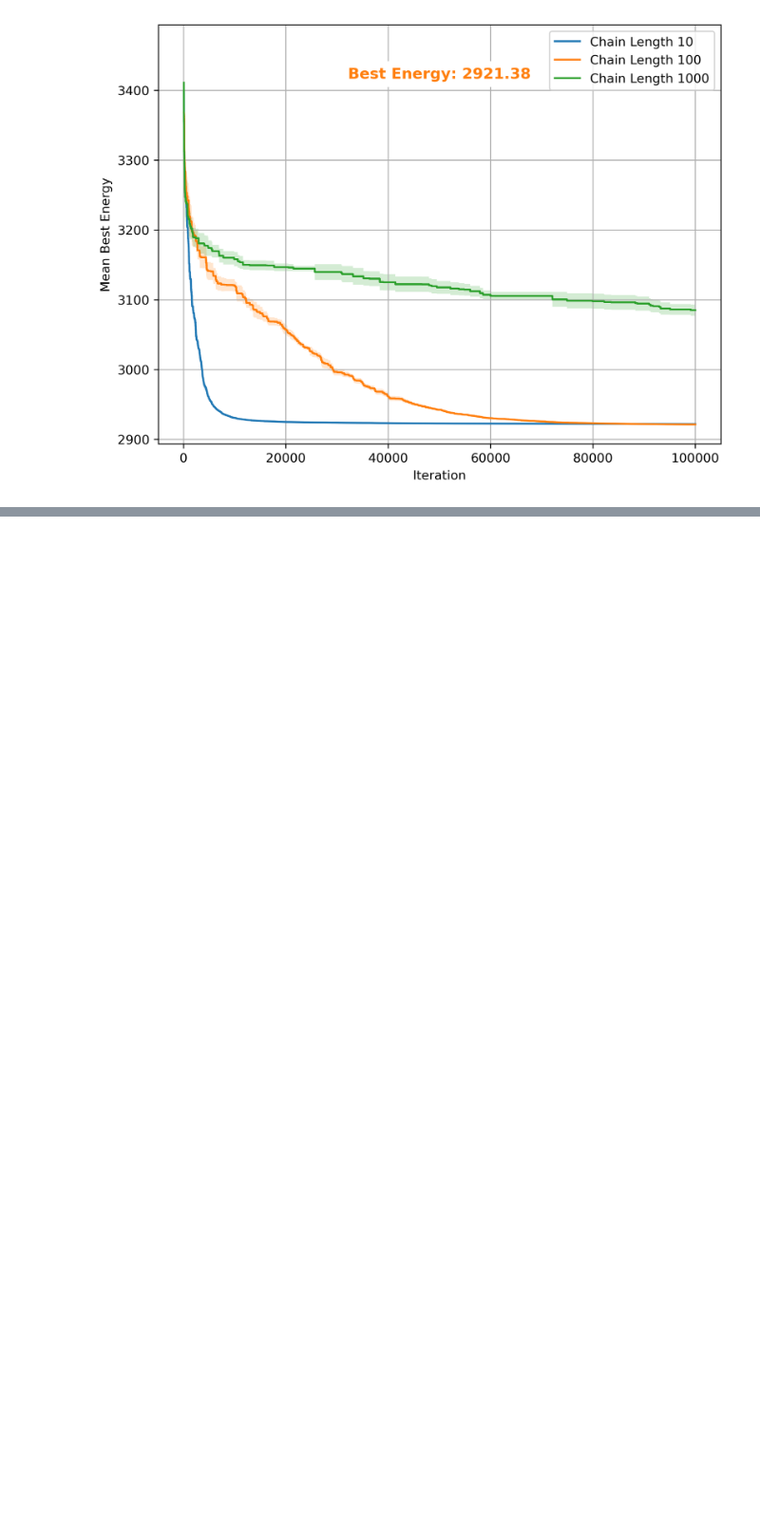
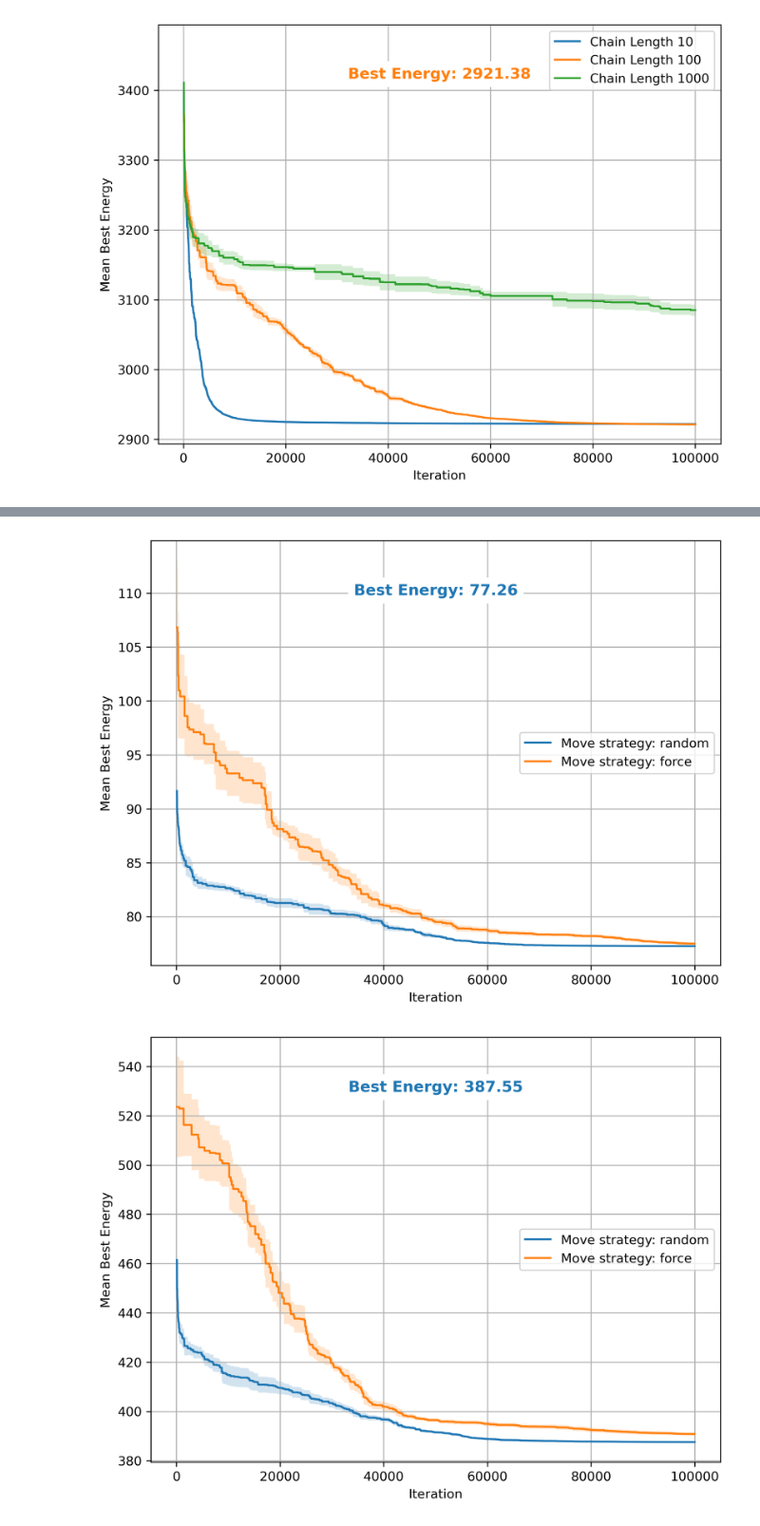
Before and after one commit to Koekoek1337/stochSim3, a Jupyter notebook: electricPotentialEnergy.ipynb, the cells around one changed output, grey strips where cells are left out. Shown at 95% size. Drawn from its saved outputs; the diff is of its cells as text; code cells hidden in the pictures; blank space fills up the shorter version.

Commit message:
movement strategy results

```diff
--- a/electricPotentialEnergy.ipynb
+++ b/electricPotentialEnergy.ipynb
@@ -226,0 +231,11 @@ for n in n_particles:
+# %%
+max_iters = 100000
+initial_temp = 100
+alpha = 0.99
+max_step = 2
+chain_length = 100
+repetitions = 10
+n_particles = [10, 20, 50]
+move_strategies = ['random', 'force']
+
+parent_dir = "move_experiments"
@@ -226,0 +303,52 @@ for n in n_particles:
+# %%
+mean_best_energies = {}
+confidence_intervals = {}
+
+for n in n_particles:
+    final_best_energies = []
+    for move_strategy in move_strategies:
+        running_best_energies = []
+
+        energies = results[n][move_strategy]['energies']
+
+        for rep in range(repetitions):
+            running_best_energies.append(np.minimum.accumulate(energies[rep]))
+
+        running_best_energies = np.array(running_best_energies)
+        mean_running_best_energy = np.mean(running_best_energies, axis=0)
+        sem_running_best_energy = np.std(running_best_energies, axis=0, ddof=1) / np.sqrt(repetitions)
+
+        z_score = norm.ppf(0.975)
+        ci = z_score * sem_running_best_energy
+
+        best_energy = mean_running_best_energy[-1]
+        final_best_energies.append(best_energy)
+
+        mean_best_energies[move_strategy] = mean_running_best_energy
+        confidence_intervals[move_strategy] = ci
+
+    index_best_move = np.argmin(final_best_energies)
+    best_move = move_strategies[index_best_move]
+
+    plt.figure(figsize=(8, 6))
+
+    for move_strategy in move_strategies:
+        mean_best_energy = mean_best_energies[move_strategy]
+        ci = confidence_intervals[move_strategy]
+        iterations = range(len(mean_best_energy))
+        line, = plt.plot(iterations[100:-1], mean_best_energy[100:-1], label=f"Move strategy: {move_strategy}")
+        plt.fill_between(iterations[100:-1], mean_best_energy[100:-1] - ci[100:-1], mean_best_energy[100:-1] + ci[100:-1], alpha=0.2)
+        if move_strategy == best_move:
+            line_color = line.get_color()
+
+            plt.text(0.5, 0.9, f"Best Energy: {final_best_energies[index_best_move]:.2f}", ha='center', va='top', transform=plt.gca().transAxes,
+                    fontsize=12, color=line_color, fontweight='bold', backgroundcolor='white')
+
+    plt.xlabel("Iteration")
+    plt.ylabel("Mean Best Energy")
+    plt.legend(loc='center right')
+    plt.grid(True)
+    plt.show()
+# %% [output]
+[figure, added]
+[figure, added]
```
Also changed, not shown: parts of 6 cells of this notebook, 4 other files.
